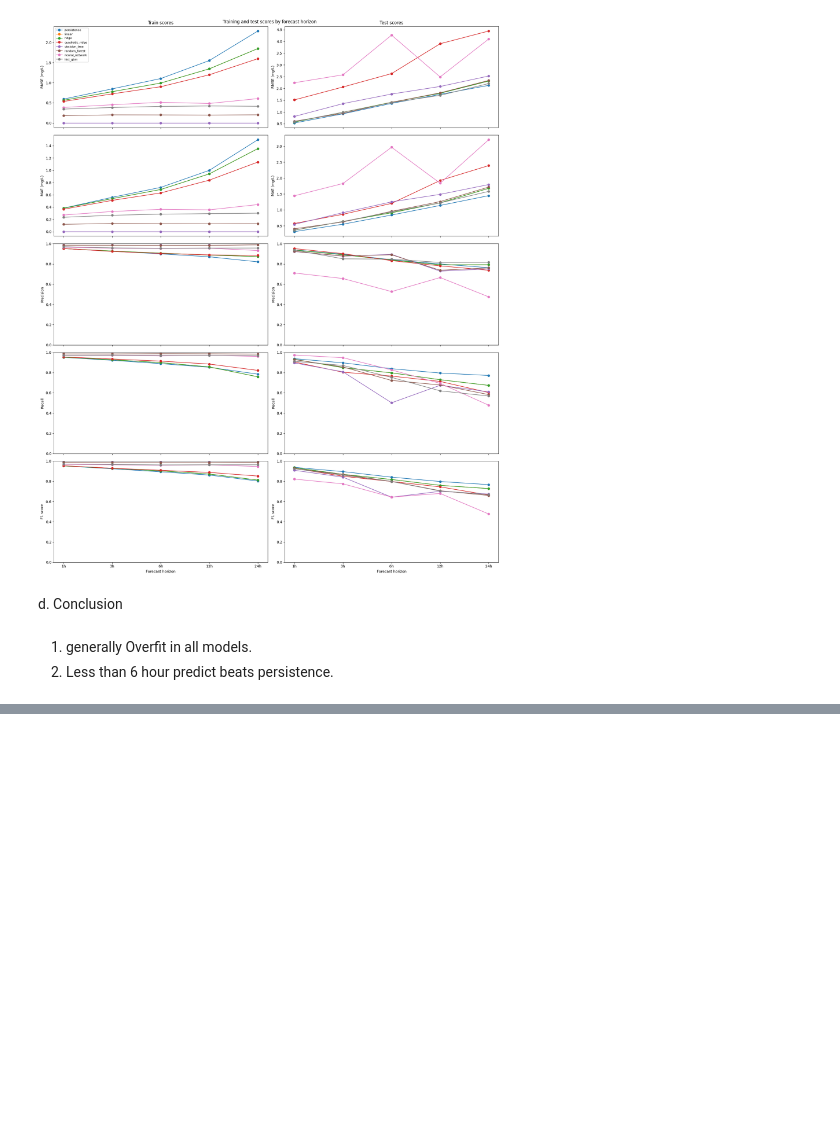
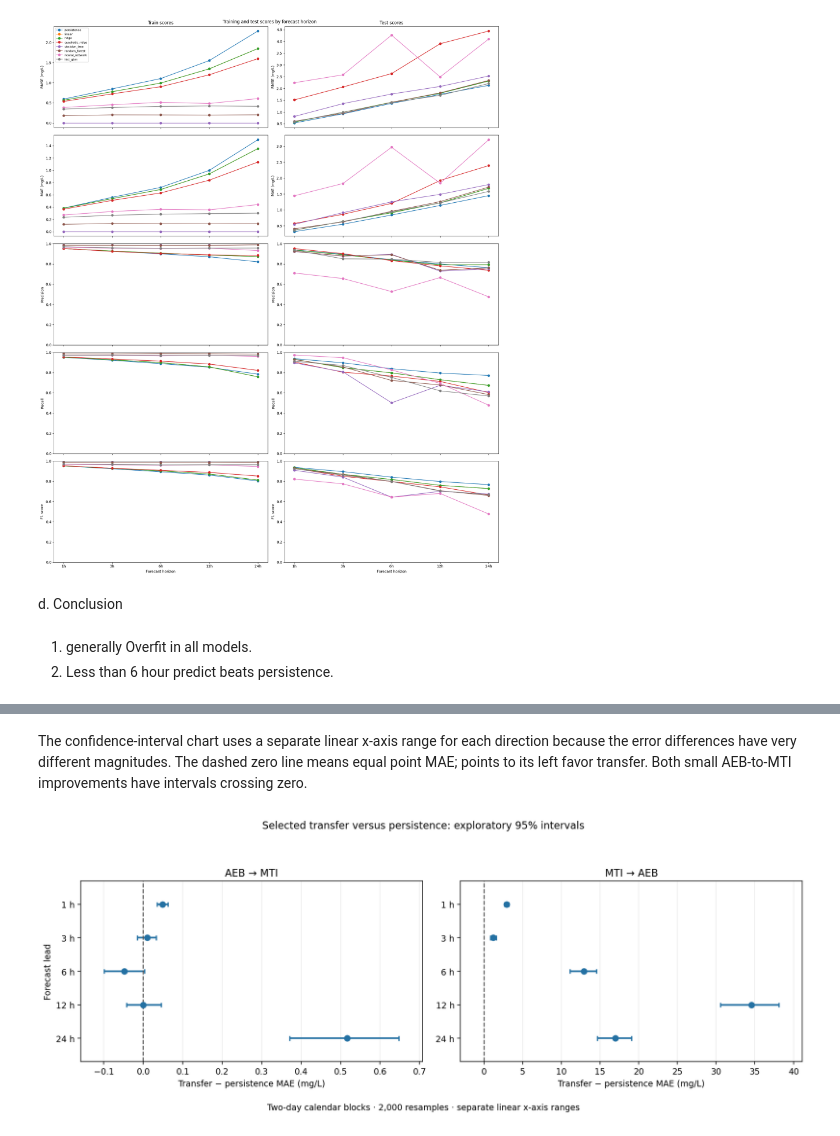
Before and after one commit to Strawhat-jayesh/Data602, a Jupyter notebook: EDA/Proposal_EDA_Chesapeake.ipynb, the cells around one changed output, grey strips where cells are left out. Drawn from its saved outputs; the diff is of its cells as text; code cells hidden in the pictures; blank space fills up the shorter version.

```diff
--- a/EDA/Proposal_EDA_Chesapeake.ipynb
+++ b/EDA/Proposal_EDA_Chesapeake.ipynb
@@ -907,0 +1240,9 @@ d. Conclusion
+# %%
+q2_intervals = pd.read_csv(q2_results / 'paired_mae_differences.csv')
+q2_ci = q2_intervals.query("policy == 'exclude_negative' and input_set == 'combined' and candidate == 'transferred_selected' and reference == 'persistence' and block_days == 2").copy()
+q2_check = q2_ci.merge(q2_summary.assign(receiver=q2_summary['Train → evaluate'].str.split(' → ').str[1]),
+                       left_on=['receiver', 'horizon_hours'], right_on=['receiver', 'Lead (h)'], validate='one_to_one')
+np.testing.assert_allclose(q2_check.mae_difference, q2_check['Transfer MAE'] - q2_check['Persistence MAE'], atol=1e-12)
+q2_ci[['source', 'receiver', 'horizon_hours', 'mae_difference', 'ci_low', 'ci_high']].rename(columns={
+    'source': 'Training station', 'receiver': 'Receiving station', 'horizon_hours': 'Lead (h)',
+    'mae_difference': 'Transfer − persistence MAE', 'ci_low': '95% lower', 'ci_high': '95% upper'}).round(5)
@@ -907,0 +1261,31 @@ d. Conclusion
+# %% [markdown]
+The confidence-interval chart uses a separate linear x-axis range for each direction because the error differences have very different magnitudes. The dashed zero line means equal point MAE; points to its left favor transfer. Both small AEB-to-MTI improvements have intervals crossing zero.
+# %%
+q2_ci_fig, q2_ci_axes = plt.subplots(1, 2, figsize=(12.8, 4.9), sharey=True)
+q2_ci_chart_values = {}
+for q2_ax, q2_receiver, q2_source in zip(q2_ci_axes, ('MTI', 'AEB'), ('AEB', 'MTI')):
+    q2_points = q2_ci[q2_ci.receiver == q2_receiver].sort_values('horizon_hours')
+    assert len(q2_points) == 5 and (q2_points.ci_low <= q2_points.ci_high).all()
+    q2_ci_chart_values[q2_receiver] = q2_points[
+        ['horizon_hours', 'mae_difference', 'ci_low', 'ci_high']].copy()
+    q2_ypos = np.arange(len(q2_points))
+    q2_ax.hlines(q2_ypos, q2_points.ci_low, q2_points.ci_high, color='#2471a3', linewidth=2)
+    q2_ax.vlines(q2_points.ci_low, q2_ypos - 0.07, q2_ypos + 0.07, color='#2471a3')
+    q2_ax.vlines(q2_points.ci_high, q2_ypos - 0.07, q2_ypos + 0.07, color='#2471a3')
+    q2_ax.scatter(q2_points.mae_difference, q2_ypos, color='#2471a3', s=45, zorder=3)
+    q2_ax.axvline(0, color='#555555', linestyle='--', linewidth=1.3)
+    q2_ax.set(title=f'{q2_source} → {q2_receiver}', xlabel='Transfer − persistence MAE (mg/L)')
+    q2_ax.set_yticks(q2_ypos, [f'{h} h' for h in q2_points.horizon_hours])
+    q2_ax.grid(axis='x', alpha=0.25)
+    q2_ax.margins(x=0.08, y=0.15)
+q2_ci_axes[0].set_ylabel('Forecast lead')
+q2_ci_axes[0].invert_yaxis()
+q2_ci_axes[1].tick_params(labelleft=True)
+q2_ci_fig.suptitle('Selected transfer versus persistence: exploratory 95% intervals', y=0.99)
+q2_ci_fig.text(0.5, 0.015, 'Two-day calendar blocks · 2,000 resamples · separate linear x-axis ranges',
+                ha='center', fontsize=10)
+q2_ci_fig.tight_layout(rect=(0, 0.06, 1, 0.93))
+plt.close(q2_ci_fig)
+q2_ci_fig
+# %% [output]
+[figure, added]
```
Also changed, not shown: parts of 28 cells of this notebook, 11 other files.
